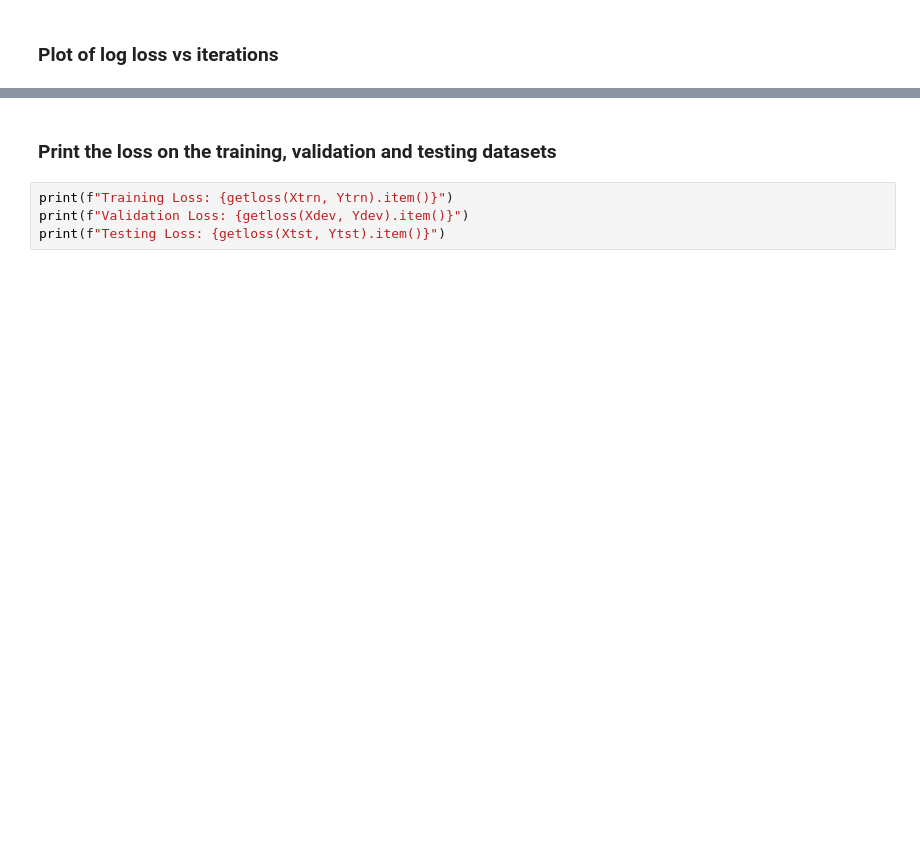
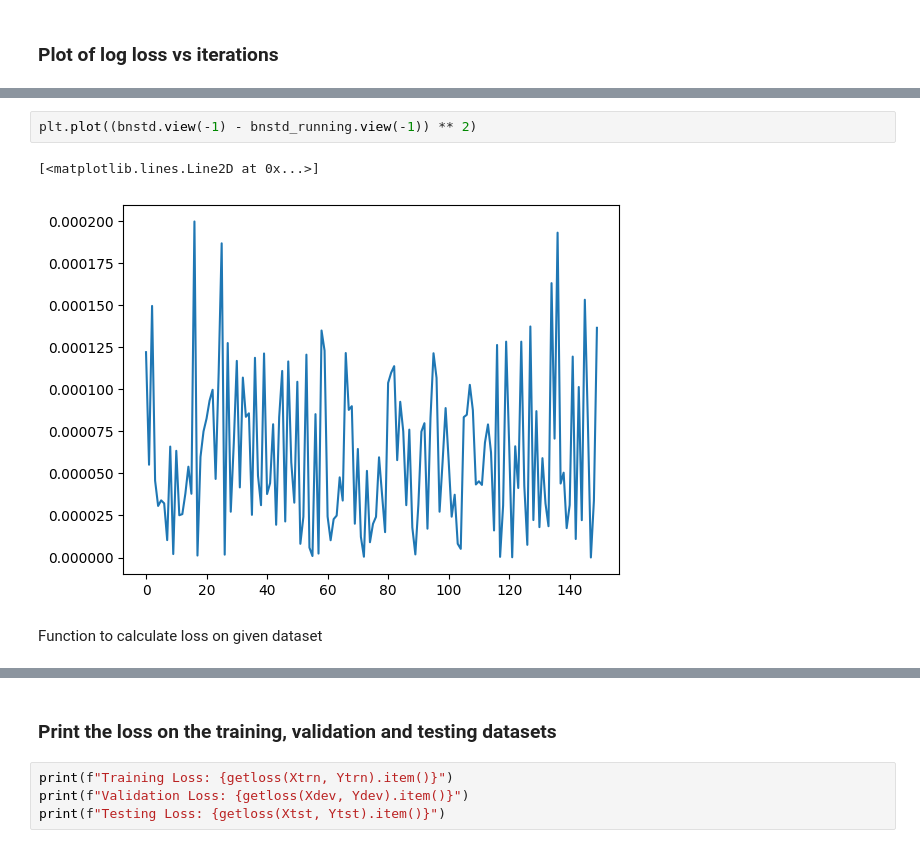
Before and after one commit to crpatil1901/NLPfun, a Jupyter notebook: ramilo.ipynb, the cells around one changed output, grey strips where cells are left out. Cells and saved outputs as stored; diff of their text form; blank space fills up the shorter version.

```diff
--- a/ramilo.ipynb
+++ b/ramilo.ipynb
@@ -179,0 +183,7 @@ plt.plot(list(map(lambda x: x.log10().item(), losstrn)))
+# %%
+plt.plot((bnstd.view(-1) - bnstd_running.view(-1)) ** 2)
+# %% [output]
+[<matplotlib.lines.Line2D at 0x...>]
+[figure, added]
+# %% [markdown]
+Function to calculate loss on given dataset
```
Also changed, not shown: parts of 19 cells of this notebook.
